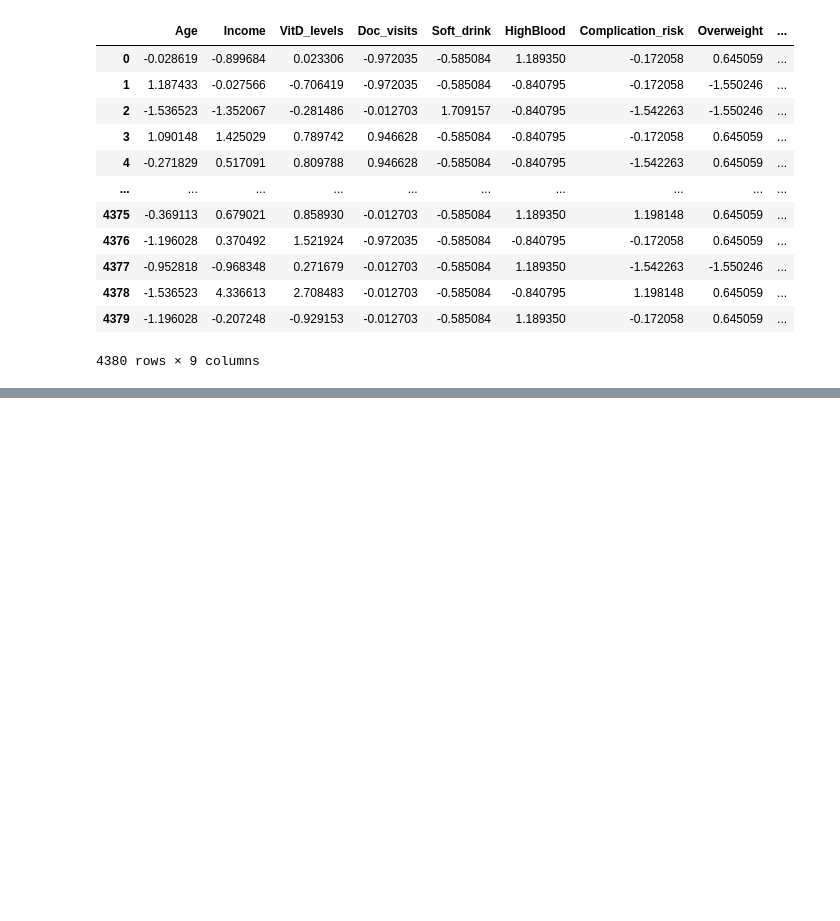
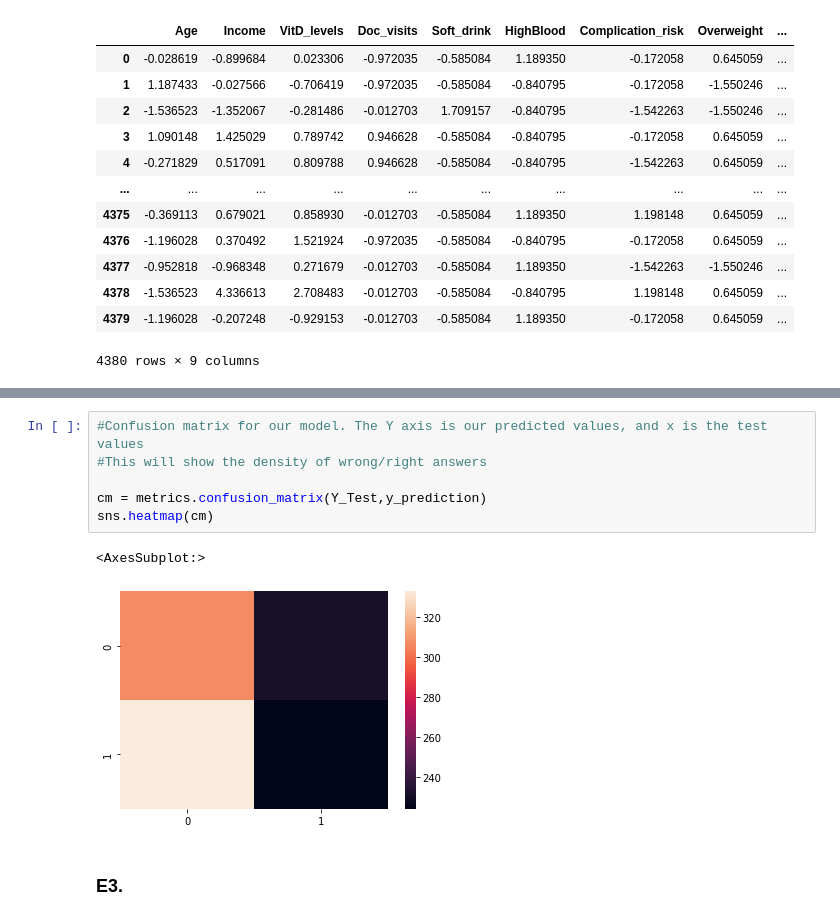
Before and after one commit to JacobRColp/WGU, a Jupyter notebook: D209/D208-Jcolp-2.ipynb, the cells around one changed output, grey strips where cells are left out. Drawn from its saved outputs; the diff is of its cells as text; blank space fills up the shorter version.

```diff
--- a/D209/D208-Jcolp-2.ipynb
+++ b/D209/D208-Jcolp-2.ipynb
@@ -453,0 +498,11 @@ sns.heatmap(cm)
+# %%
+#Confusion matrix for our model. The Y axis is our predicted values, and x is the test values
+#This will show the density of wrong/right answers
+
+cm = metrics.confusion_matrix(Y_Test,y_prediction)
+sns.heatmap(cm)
+# %% [output]
+<AxesSubplot:>
+[figure, added]
+# %% [markdown]
+<h3>E3.</h3>
```
Also changed, not shown: parts of 15 cells of this notebook.
